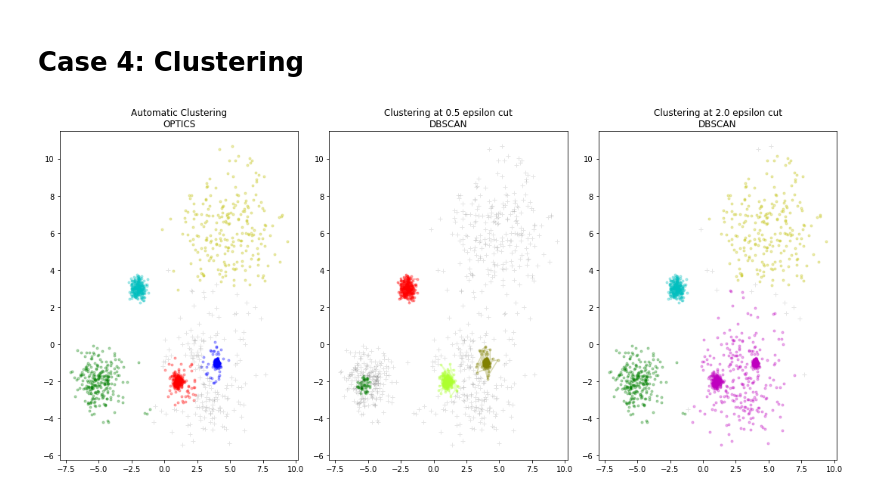
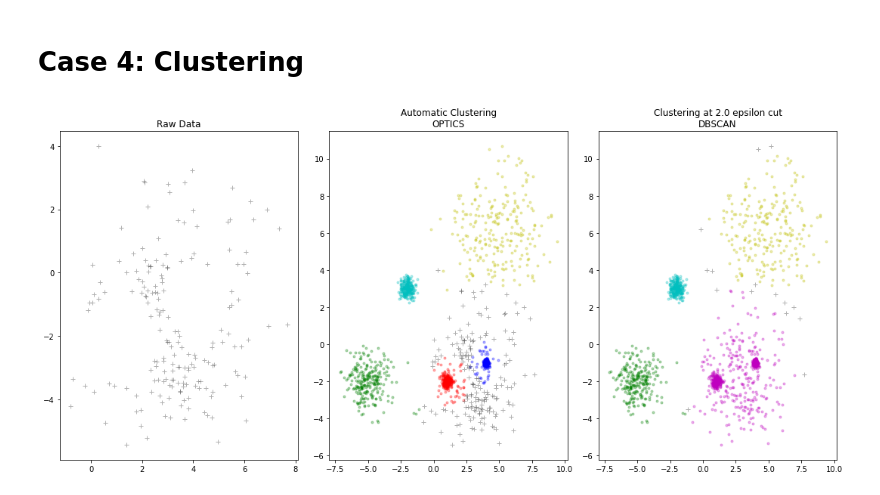
Before and after one commit to Andre-lab/python_training, a Jupyter notebook: python_examples.ipynb, the cells around one changed output. Drawn from its saved outputs; the diff is of its cells as text; code cells hidden in the pictures.

```diff
--- a/python_examples.ipynb
+++ b/python_examples.ipynb
@@ -276,6 +291,7 @@ plt.show()
 # %% [markdown]
 # Case 4: Clustering
 # %%
+# Adapted from:
 # Authors: Shane Grigsby <refuge@rocktalus.com>
 #          Adrin Jalali <adrin.jalali@gmail.com>
 # License: BSD 3 clause
@@ -307,45 +323,45 @@ clust.fit(X)
 labels_050 = cluster_optics_dbscan(reachability=clust.reachability_,
                                    core_distances=clust.core_distances_,
                                    ordering=clust.ordering_, eps=0.5)
 labels_200 = cluster_optics_dbscan(reachability=clust.reachability_,
                                    core_distances=clust.core_distances_,
                                    ordering=clust.ordering_, eps=2)
 
 space = np.arange(len(X))
 reachability = clust.reachability_[clust.ordering_]
 labels = clust.labels_[clust.ordering_]
 
 plt.figure(figsize=(15, 7))
 G = gridspec.GridSpec(1, 3)
-ax2 = plt.subplot(G[0, 0])
-ax3 = plt.subplot(G[0, 1])
-ax4 = plt.subplot(G[0, 2])
+ax1 = plt.subplot(G[0, 0])
+ax2 = plt.subplot(G[0, 1])
+ax3 = plt.subplot(G[0, 2])
+
+
+# DATA
+
+ax1.plot(X[clust.labels_ == -1, 0], X[clust.labels_ == -1, 1], 'k+', alpha=0.3)
+ax1.set_title('Raw Data')
+
 
 # OPTICS
 colors = ['g.', 'r.', 'b.', 'y.', 'c.']
 for klass, color in zip(range(0, 5), colors):
     Xk = X[clust.labels_ == klass]
     ax2.plot(Xk[:, 0], Xk[:, 1], color, alpha=0.3)
-ax2.plot(X[clust.labels_ == -1, 0], X[clust.labels_ == -1, 1], 'k+', alpha=0.1)
+ax2.plot(X[clust.labels_ == -1, 0], X[clust.labels_ == -1, 1], 'k+', alpha=0.3)
 ax2.set_title('Automatic Clustering\nOPTICS')
 
-# DBSCAN at 0.5
-colors = ['g', 'greenyellow', 'olive', 'r', 'b', 'c']
-for klass, color in zip(range(0, 6), colors):
-    Xk = X[labels_050 == klass]
-    ax3.plot(Xk[:, 0], Xk[:, 1], color, alpha=0.3, marker='.')
-ax3.plot(X[labels_050 == -1, 0], X[labels_050 == -1, 1], 'k+', alpha=0.1)
-ax3.set_title('Clustering at 0.5 epsilon cut\nDBSCAN')
 
 # DBSCAN at 2.
 colors = ['g.', 'm.', 'y.', 'c.']
 for klass, color in zip(range(0, 4), colors):
     Xk = X[labels_200 == klass]
-    ax4.plot(Xk[:, 0], Xk[:, 1], color, alpha=0.3)
-ax4.plot(X[labels_200 == -1, 0], X[labels_200 == -1, 1], 'k+', alpha=0.1)
-ax4.set_title('Clustering at 2.0 epsilon cut\nDBSCAN')
+    ax3.plot(Xk[:, 0], Xk[:, 1], color, alpha=0.3)
+ax3.plot(X[labels_200 == -1, 0], X[labels_200 == -1, 1], 'k+', alpha=0.3)
+ax3.set_title('Clustering at 2.0 epsilon cut\nDBSCAN')
 
 plt.tight_layout()
 plt.show()
 # %% [output]
-[figure, old version]
+[figure, new version]
```
Also changed, not shown: parts of 2 cells of this notebook, 1 other file.
